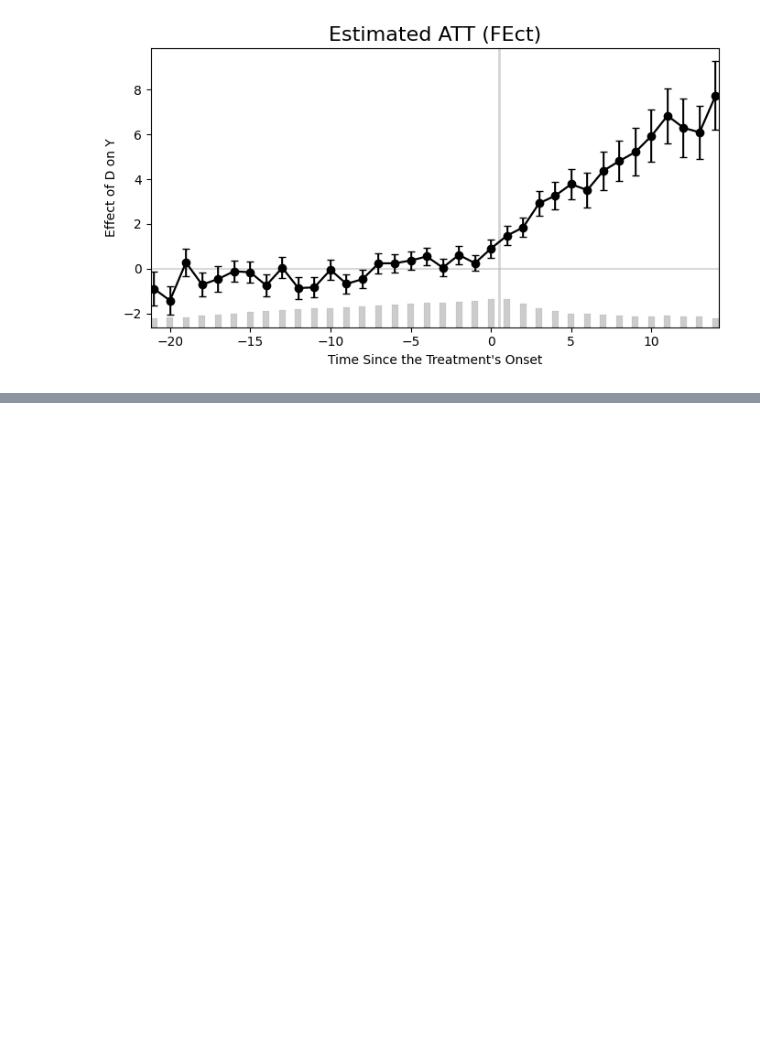
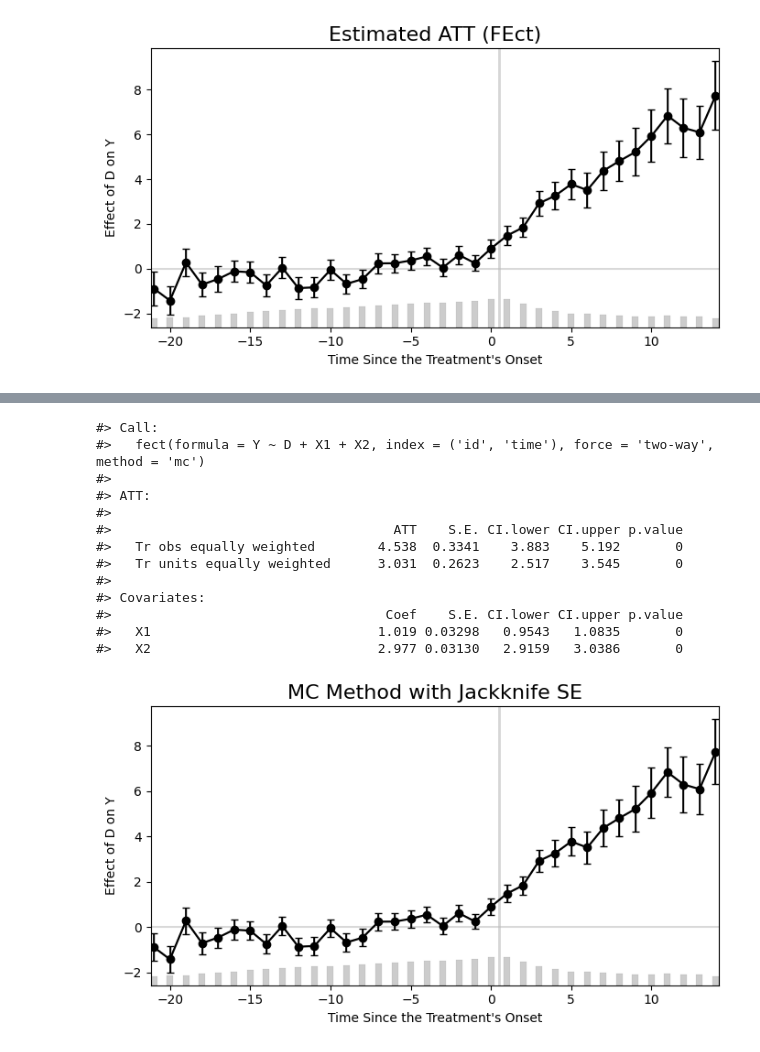
Before and after one commit to xuyiqing/fect_python, a Jupyter notebook: notebooks/02-fect.ipynb, the cells around one changed output, grey strips where cells are left out. Saved outputs shown, nothing was run; the diff lists cells and outputs as text; code cells hidden in the pictures; blank space fills up the shorter version.

```diff
--- a/notebooks/02-fect.ipynb
+++ b/notebooks/02-fect.ipynb
@@ -1,24 +0,0 @@
-# %%
-import numpy as np
-import pandas as pd
-import matplotlib.pyplot as plt
-from fect import fect  # minimal API
-from fect import data as fdata
-
-# Use packaged simulated dataset
-sim = fdata.simdata()
-
-required = {"id", "time", "Y", "D"}
-missing = required - set(sim.columns)
-if missing:
-    raise ValueError(f"simdata is missing required columns: {missing}")
-
-cols = ["id", "time", "Y", "D"]
-X_cols = []
-for c in ["X1", "X2"]:
-    if c in sim.columns:
-        cols.append(c)
-        X_cols.append(c)
-
-df = sim[cols].copy()
-print(df.head())
@@ -351,0 +210,25 @@ out_ife.plot(type='gap');
+# %%
+out_mc_jackknife = fect(
+    df, Y="Y", D="D", X=X_cols, index=("id","time"),
+    method="mc",  # Use IFE method
+    se=True,
+    vartype="jackknife",
+    seed=123
+)
+print(out_mc_jackknife)
+out_mc_jackknife.plot(type='gap', main='MC Method with Jackknife SE');
+# %% [output]
+#> Call:
+#>   fect(formula = Y ~ D + X1 + X2, index = ('id', 'time'), force = 'two-way', method = 'mc')
+#>
+#> ATT:
+#>
+#>                                    ATT    S.E. CI.lower CI.upper p.value
+#>   Tr obs equally weighted        4.538  0.3341    3.883    5.192       0
+#>   Tr units equally weighted      3.031  0.2623    2.517    3.545       0
+#>
+#> Covariates:
+#>                                   Coef    S.E. CI.lower CI.upper p.value
+#>   X1                             1.019 0.03298   0.9543   1.0835       0
+#>   X2                             2.977 0.03130   2.9159   3.0386       0
+[figure, added]
```
Also changed, not shown: parts of 4 cells of this notebook, 5 other files.
